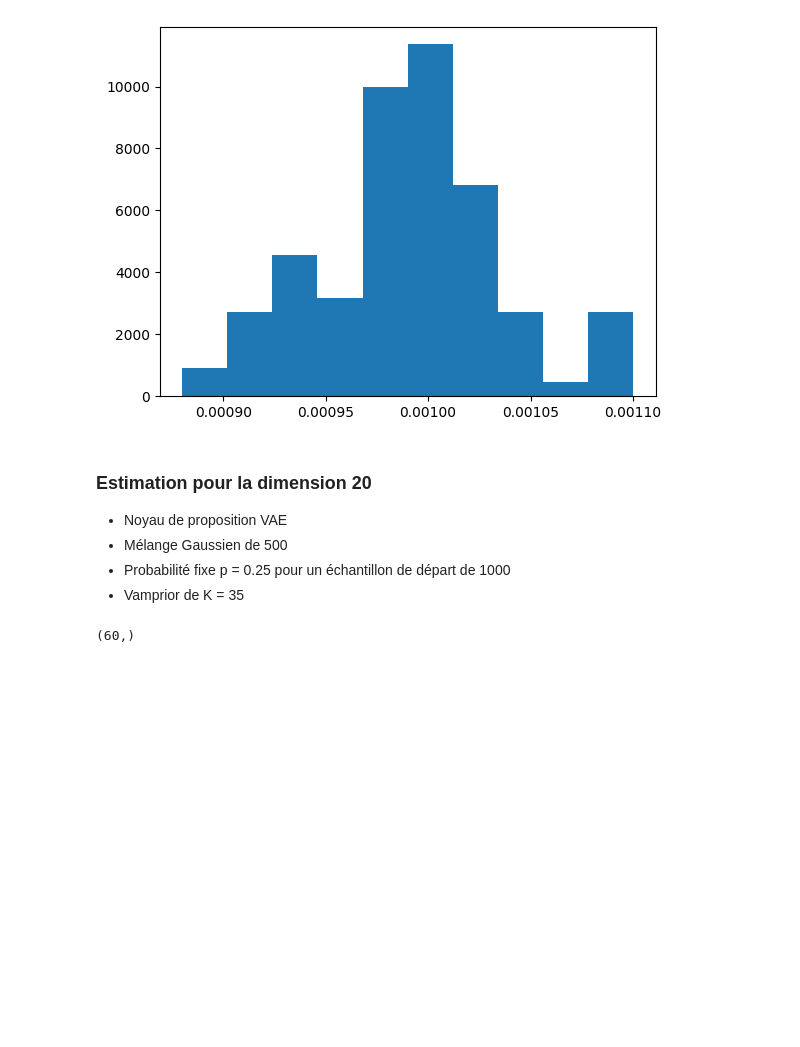
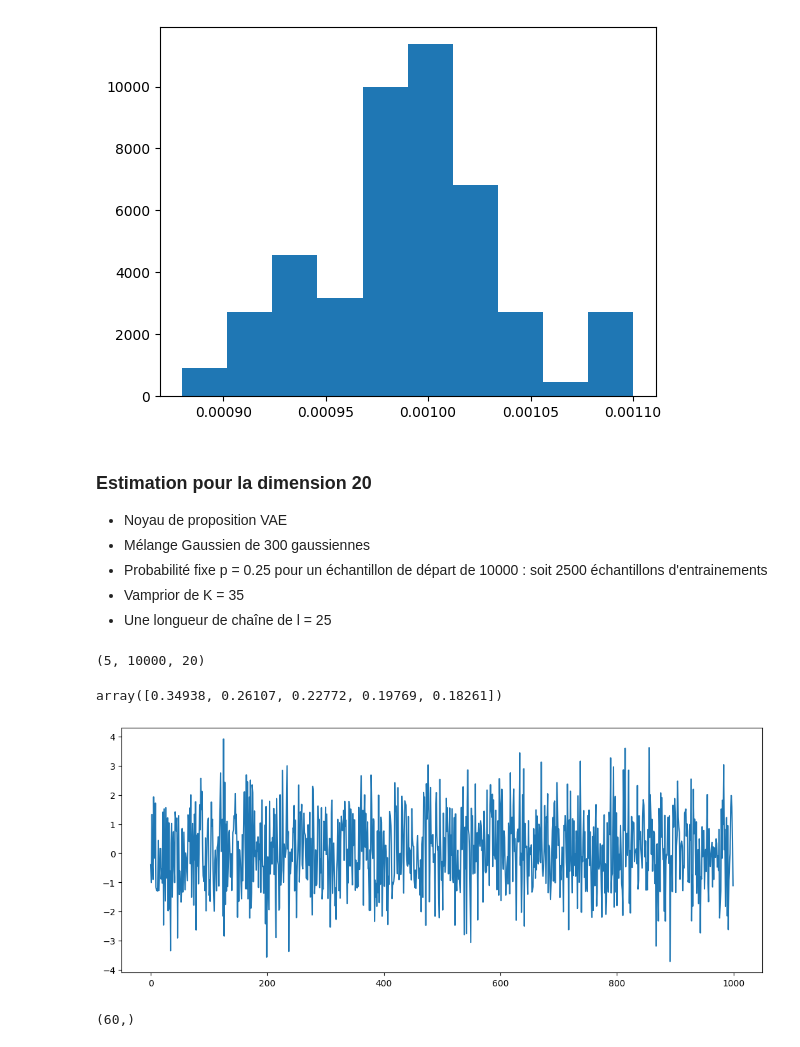
Before and after one commit to imn167/SubsetSimulation_VAE, a Jupyter notebook: Resultats_4branch.ipynb, the cells around one changed output. Cells and saved outputs as stored; diff of their text form; code cells hidden in the pictures; blank space fills up the shorter version.

```diff
--- a/Resultats_4branch.ipynb
+++ b/Resultats_4branch.ipynb
@@ -102,9 +102,26 @@ plt.hist(estimation_d10, density=True, bins = 'auto');
 ### Estimation pour la dimension 20
 
 - Noyau de proposition VAE
-- Mélange Gaussien de 500
-- Probabilité fixe p = 0.25 pour un échantillon de départ de 1000
+- Mélange Gaussien de 300 gaussiennes
+- Probabilité fixe p = 0.25 pour un échantillon de départ de 10000   : soit 2500 échantillons d'entrainements
 - Vamprior de K = 35
+- Une longueur de chaîne de l = 25
+# %%
+dim_20 = np.load('Resultats/Dim_20.npz')
+samples_20 = dim_20['arr_0']
+samples_20.shape
+# %% [output]
+(5, 10000, 20)
+# %%
+dim_20['arr_1']
+# %% [output]
+array([0.34938, 0.26107, 0.22772, 0.19769, 0.18261])
+# %%
+traj = samples_20[4]
+plt.figure(figsize=(13,5))
+plt.plot(traj[:1000, 3]) ;
+# %% [output]
+[figure, added]
 # %%
 estimation_d20 = extract_values('txtfiles/SSVAE_20.txt', '0.00...')
 print(estimation_d20.shape)
```
Also changed, not shown: 58 other files.
